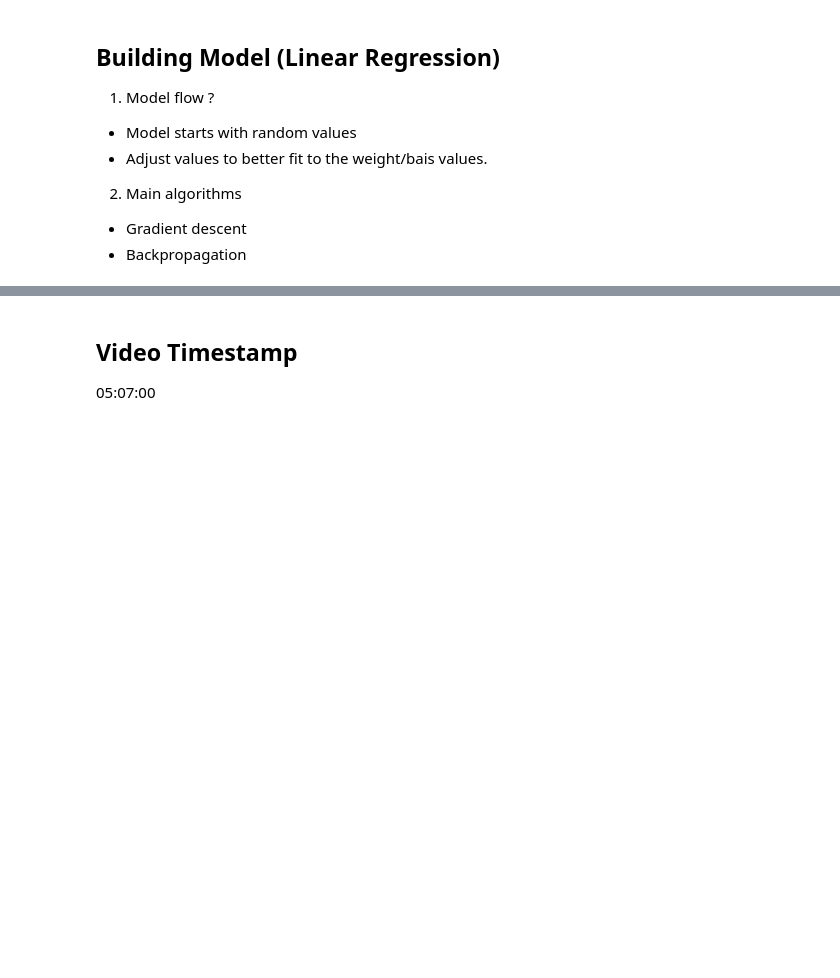
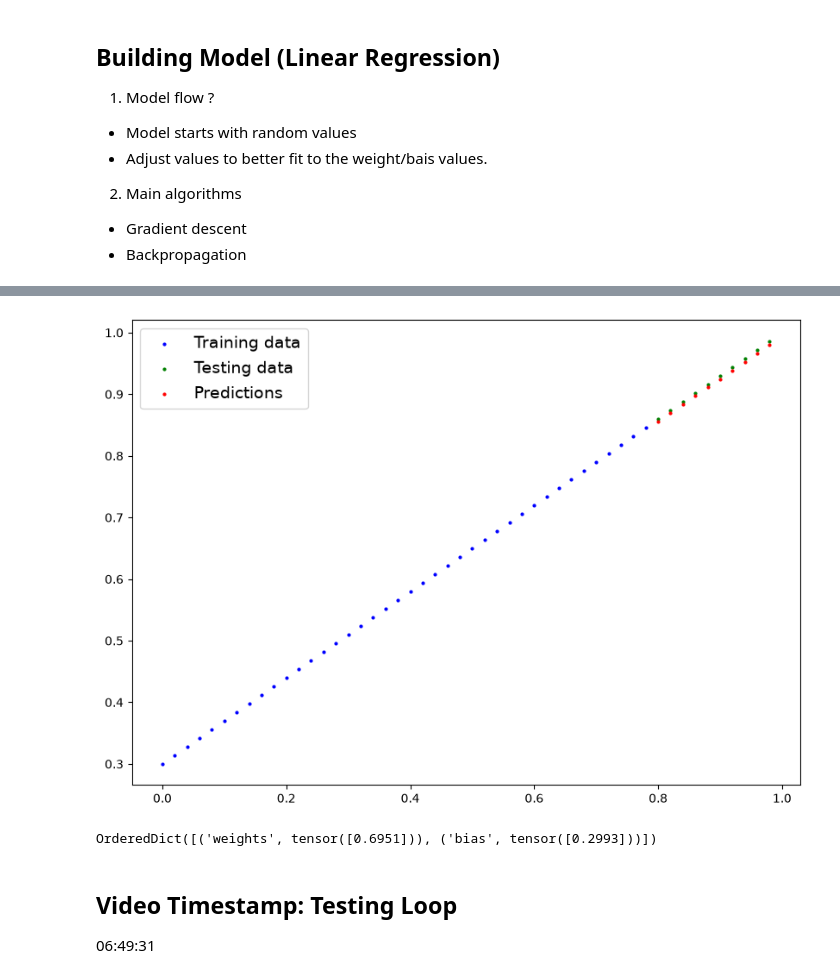
Before and after one commit to LovepreetSinghGhuman/PyTorch_Mastery, a Jupyter notebook: 01_PyTorch_WorkFlow.ipynb, the cells around one changed output, grey strips where cells are left out. Saved outputs shown, nothing was run; the diff lists cells and outputs as text; code cells hidden in the pictures; blank space fills up the shorter version.

```diff
--- a/01_PyTorch_WorkFlow.ipynb
+++ b/01_PyTorch_WorkFlow.ipynb
@@ -145,0 +190,28 @@ class LinearRegressionModel(nn.Module): # nn.Module is the base class for all ne
+# %%
+# Loss function setup
+loss_fn = nn.L1Loss() # Mean Absolute Error (MAE)
+
+# Setup optimizer
+optimizer = torch.optim.SGD(params=model_0.parameters(), lr=0.01) # Stochastic Gradient Descent (SGD) optimizer
+# %%
+torch.manual_seed(42)
+EPOCHS = 100
+
+for epoch in range(EPOCHS):
+    model_0.train() # Set the model to training mode
+
+    # 1. Forward pass: compute predicted y by passing X to the model
+    y_pred = model_0(X_train)
+
+    # 2. Compute and print loss
+    loss = loss_fn(y_pred, y_train)
+    print(f"Epoch {epoch}: Loss = {loss.item():.7f}")
+
+    # 3. Zero gradients, perform a backward pass, and update the weights.
+    optimizer.zero_grad()
+
+    # 4. Backward pass: compute gradient of the loss with respect to model parameters
+    loss.backward()
+
+    # 5. Update parameters based on gradients
+    optimizer.step()
@@ -146,3 +236,14 @@ class LinearRegressionModel(nn.Module): # nn.Module is the base class for all ne
+# %%
+with torch.inference_mode():
+    y_preds = model_0(X_test)
+
+plot_predictions(X_train, y_train, X_test, y_test, y_preds)
+# %% [output]
+[figure, added]
+# %%
+model_0.state_dict()
+# %% [output]
+OrderedDict([('weights', tensor([0.6951])), ('bias', tensor([0.2993]))])
 # %% [markdown]
-## Video Timestamp
-05:07:00
+## Video Timestamp: Testing Loop
+06:49:31
```
Also changed, not shown: parts of 9 cells of this notebook.
